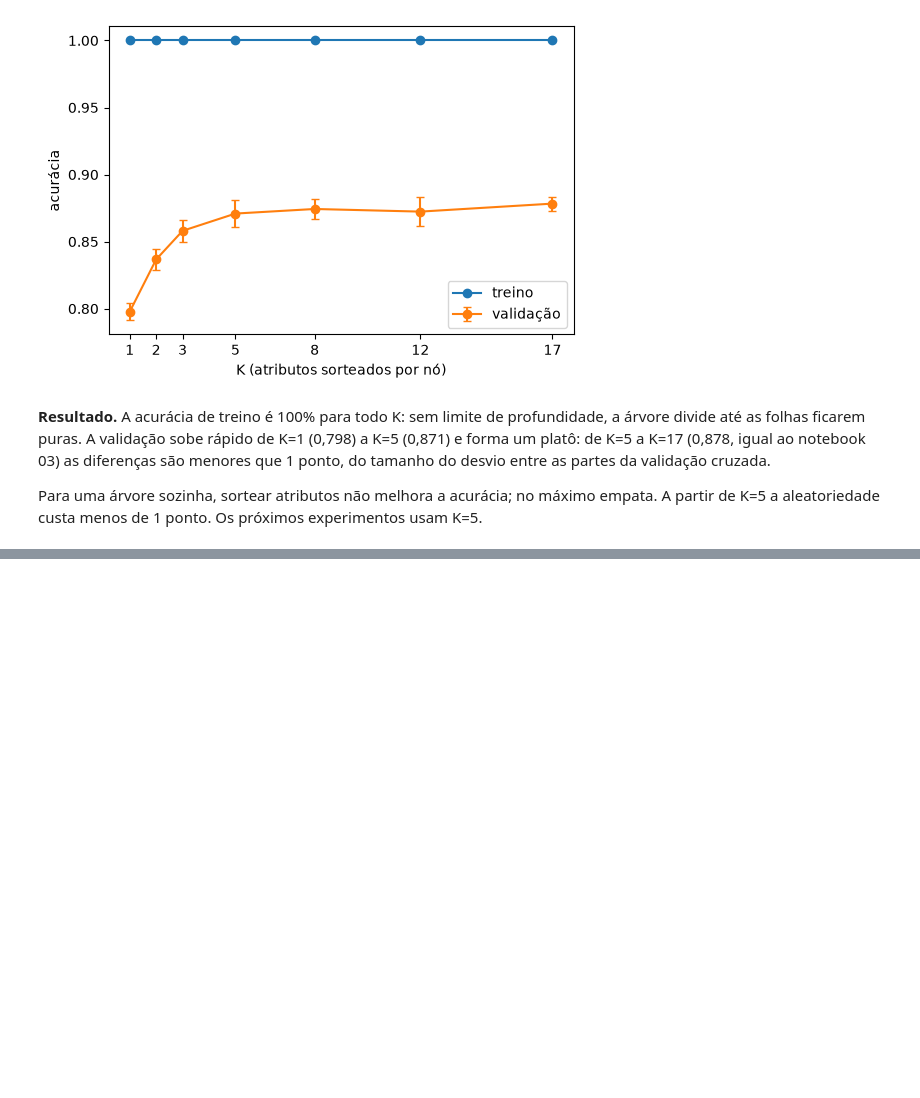
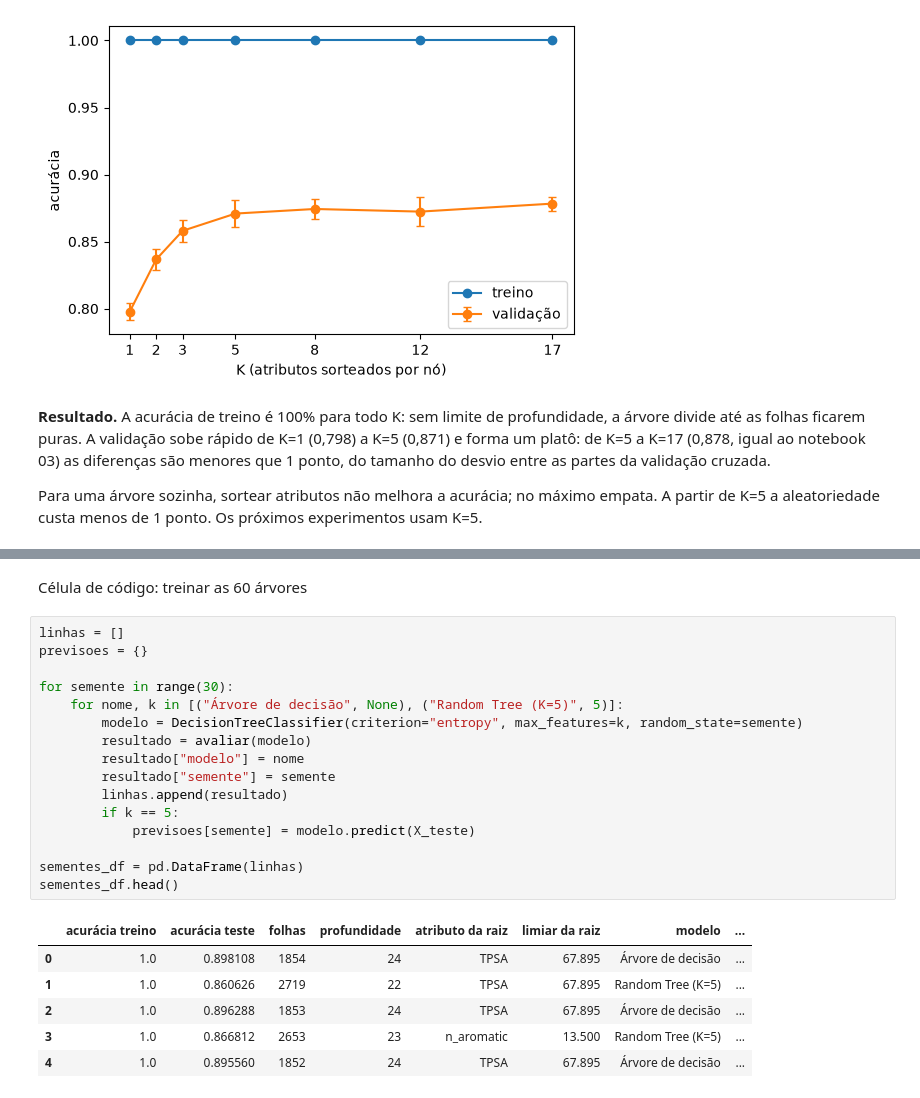
Before and after one commit to pumba-dev/machine-learning-practice, a Jupyter notebook: notebooks/04_random_tree.ipynb, the cells around one changed output, grey strips where cells are left out. Saved outputs shown, nothing was run; the diff lists cells and outputs as text; blank space fills up the shorter version.

```diff
--- a/notebooks/04_random_tree.ipynb
+++ b/notebooks/04_random_tree.ipynb
@@ -136,0 +141,25 @@ Para uma árvore sozinha, sortear atributos não melhora a acurácia; no máximo
+# %% [markdown]
+Célula de código: treinar as 60 árvores
+# %%
+linhas = []
+previsoes = {}
+
+for semente in range(30):
+    for nome, k in [("Árvore de decisão", None), ("Random Tree (K=5)", 5)]:
+        modelo = DecisionTreeClassifier(criterion="entropy", max_features=k, random_state=semente)
+        resultado = avaliar(modelo)
+        resultado["modelo"] = nome
+        resultado["semente"] = semente
+        linhas.append(resultado)
+        if k == 5:
+            previsoes[semente] = modelo.predict(X_teste)
+
+sementes_df = pd.DataFrame(linhas)
+sementes_df.head()
+# %% [output]
+|  | acurácia treino | acurácia teste | folhas | profundidade | atributo da raiz | limiar da raiz | modelo | ... |
+| 0 | 1.0 | 0.898108 | 1854 | 24 | TPSA | 67.895 | Árvore de decisão | ... |
+| 1 | 1.0 | 0.860626 | 2719 | 22 | TPSA | 67.895 | Random Tree (K=5) | ... |
+| 2 | 1.0 | 0.896288 | 1853 | 24 | TPSA | 67.895 | Árvore de decisão | ... |
+| 3 | 1.0 | 0.866812 | 2653 | 23 | n_aromatic | 13.500 | Random Tree (K=5) | ... |
+| 4 | 1.0 | 0.895560 | 1852 | 24 | TPSA | 67.895 | Árvore de decisão | ... |
```
Also changed, not shown: parts of 8 cells of this notebook.
